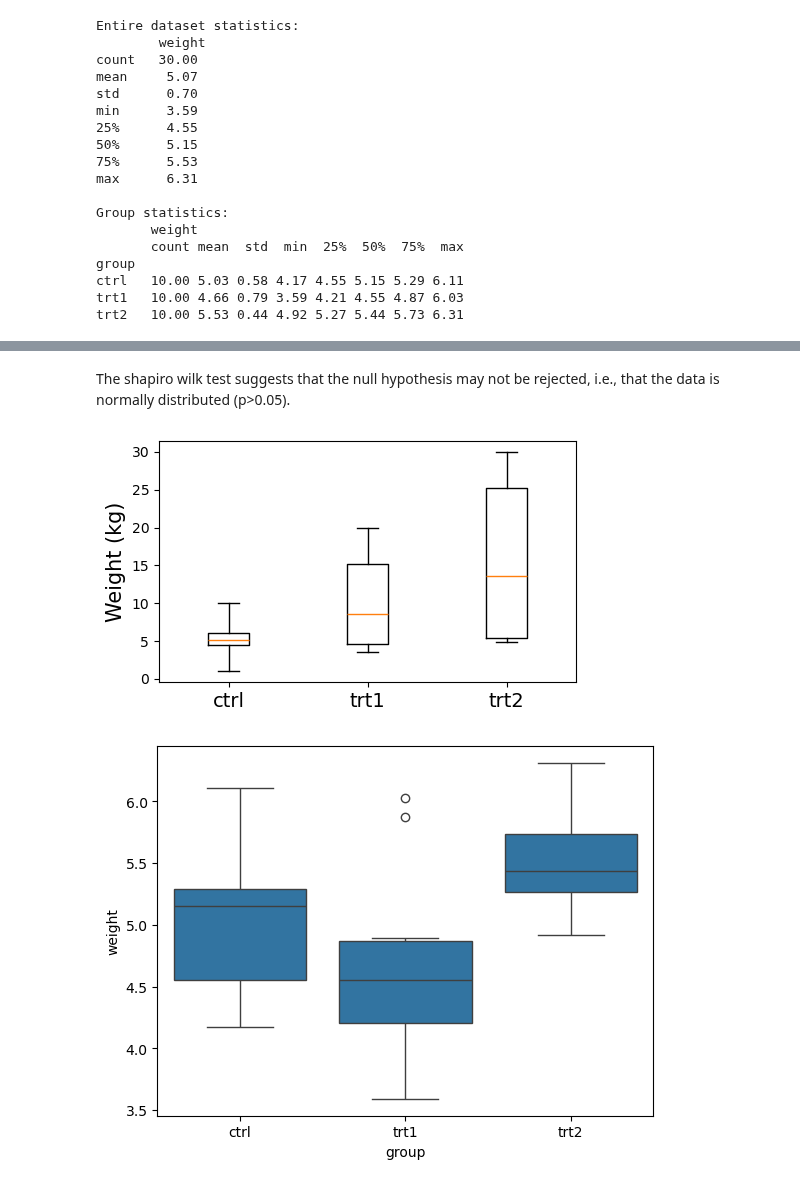
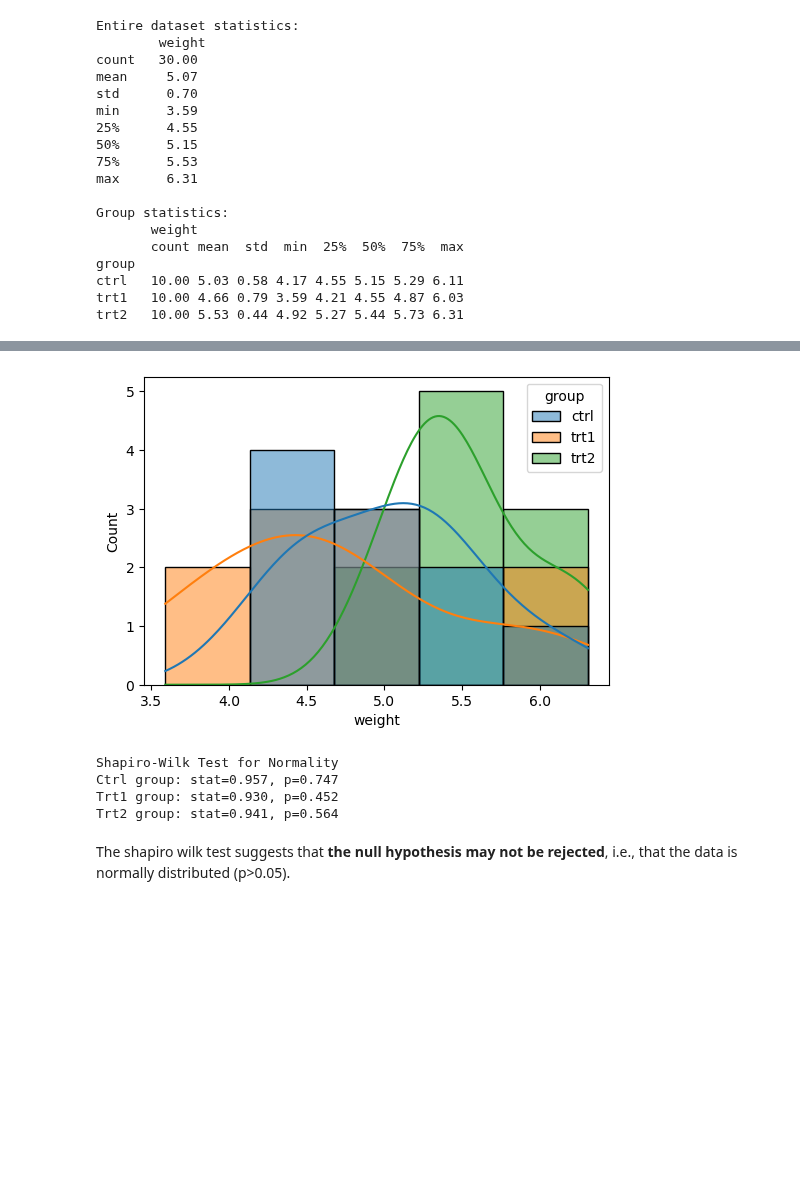
Before and after one commit to Eilis9/applied_statistics, a Jupyter notebook: project.ipynb, the cells around one changed output, grey strips where cells are left out. Drawn from its saved outputs; the diff is of its cells as text; code cells hidden in the pictures; blank space fills up the shorter version.

Commit message:
Work on project t-test and readme

```diff
--- a/project.ipynb
+++ b/project.ipynb
@@ -32,6 +35,6 @@ import seaborn as sns
 # %%
 # Read in the data
-data = pd.read_csv('data/PlantGrowth.csv')
+data = pd.read_csv('data/plant_growth.csv')
 data
 # %% [output]
 |  | rownames | weight | group |
@@ -129,27 +130,21 @@ Statistics=0.983, p=0.892
+# %%
+fig, ax = plt.subplots(figsize=(6, 4))
+sns.histplot(data=data, x='weight', hue='group', bins=5, kde=True);
+# %% [output]
+[figure, added]
+# %%
+# Shapiro wilk test for normality on each group
+print('Shapiro-Wilk Test for Normality')
+stat_c, p_c = stats.shapiro(weight_data['weight'][weight_data['group'] == 'ctrl'])
+print('Ctrl group: stat=%.3f, p=%.3f' % (stat_c, p_c))
+stat_t1, p_t1 = stats.shapiro(weight_data['weight'][weight_data['group'] == 'trt1'])
+print('Trt1 group: stat=%.3f, p=%.3f' % (stat_t1, p_t1))
+stat_t2, p_t2 = stats.shapiro(weight_data['weight'][weight_data['group'] == 'trt2'])
+print('Trt2 group: stat=%.3f, p=%.3f' % (stat_t2, p_t2))
+# %% [output]
+Shapiro-Wilk Test for Normality
+Ctrl group: stat=0.957, p=0.747
+Trt1 group: stat=0.930, p=0.452
+Trt2 group: stat=0.941, p=0.564
 # %% [markdown]
-The shapiro wilk test suggests that the null hypothesis may not be rejected, i.e., that the data is normally distributed (p>0.05).
+The shapiro wilk test suggests that **the null hypothesis may not be rejected**, i.e., that the data is normally distributed (p>0.05).
-# %%
-# Set up boxplot fig for the data to visualise the tables above
-fig, ax = plt.subplots(1, 1, figsize=(5, 3))
-ax.set_ylabel('Weight (kg)', fontsize=15)
-# Split the data into groups
-data_grouped = [data[data["group"] == group].drop(columns='group').values.flatten() for group in group_names]
-# Create boxplot for all groups on the same axis
-ax.boxplot(data_grouped, whis=100)
-# Set the x-tick labels to the group names
-ax.set_xticklabels(group_names, fontsize=14)
-# Set y-label for the entire axis
-
-
-fig.tight_layout()
-# %% [output]
-[figure, removed]
-# %%
-# Seaborn boxplot
-import seaborn as sns
-import matplotlib.pyplot as plt
-
-sns.boxplot(x='group', y='weight', data=data)
-plt.show()
-# %% [output]
-[figure, removed]
```
Also changed, not shown: parts of 16 cells of this notebook, 2 other files.
